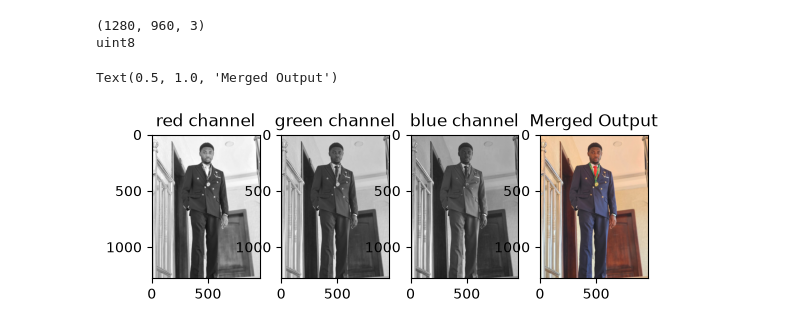
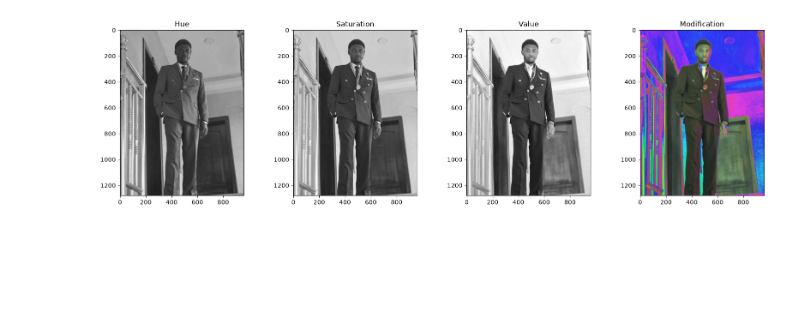
Before and after one commit to D-ixon/engineering-notebook, a Jupyter notebook: computer-vision/opencv/images.ipynb, the cells around one changed output. Saved outputs shown, nothing was run; the diff lists cells and outputs as text; code cells hidden in the pictures; blank space fills up the shorter version.

Commit message:
feat: add hue, staturation and value

```diff
--- a/computer-vision/opencv/images.ipynb
+++ b/computer-vision/opencv/images.ipynb
@@ -5,25 +5,44 @@ import matplotlib.pyplot as plt
 # %%
 retval = cv2.imread("WhatsApp Image 2026-11-23 at 12.53.49.jpeg", cv2.IMREAD_COLOR)
 
-print(retval.shape)
-print(retval.dtype)
+# print(retval.shape)
+# print(retval.dtype)
 
 #winston = retval[:, :, ::-1]
 
 
-b, g, r = cv2.split(retval)
+# b, g, r = cv2.split(retval)
 
-# the 142 is such that each individual value represents rows, coloumns and index.
-plt.subplot(141); plt.imshow(r, cmap='gray'); plt.title("red channel")
-plt.subplot(142); plt.imshow(g, cmap='gray'); plt.title("green channel")
-plt.subplot(143); plt.imshow(b, cmap='gray'); plt.title("blue channel")
+# # the 142 is such that each individual value represents rows, coloumns and index.
+# plt.subplot(141); plt.imshow(r, cmap='gray'); plt.title("red channel")
+# plt.subplot(142); plt.imshow(g, cmap='gray'); plt.title("green channel")
+# plt.subplot(143); plt.imshow(b, cmap='gray'); plt.title("blue channel")
 
-merged = cv2.merge((b, g, r))
+# merged = cv2.merge((b, g, r))
 
-plt.subplot(144); plt.imshow(merged[:, :, ::-1]); plt.title("Merged Output")
-# plt.imshow(retval, cmap='gray')
+# r_new = g+10
+
+# plt.subplot(144); plt.imshow(merged[:, :, ::-1]); plt.title("Merged Output")
+
+# spilter = cv2.
+
+plt.figure(figsize=[20, 5])
+
+h, s, v = cv2.split(retval)
+
+plt.subplot(141); plt.imshow(h, cmap='gray'); plt.title("Hue")
+plt.subplot(142); plt.imshow(s, cmap='gray'); plt.title("Saturation")
+plt.subplot(143); plt.imshow(v, cmap='gray'); plt.title("Value")
+
+# Safely shift Hue within OpenCV's 0-179 range
+h_new = ((h.astype(np.uint16) + 10) % 180).astype(np.uint8)
+
+# Merge and convert back to RGB for Matplotlib
+meger = cv2.merge((h_new, s, v))
+meger_rgb = cv2.cvtColor(meger, cv2.COLOR_HSV2RGB)
+
+# Use index 144 (4th plot in a 1x4 grid)
+plt.subplot(144); plt.imshow(meger_rgb[:, :, ::-1]); plt.title("Modification")
+plt.show()
 # %% [output]
-(1280, 960, 3)
-uint8
-Text(0.5, 1.0, 'Merged Output')
-[figure, old version]
+[figure, new version]
```
Also changed, not shown: 1 other file.
